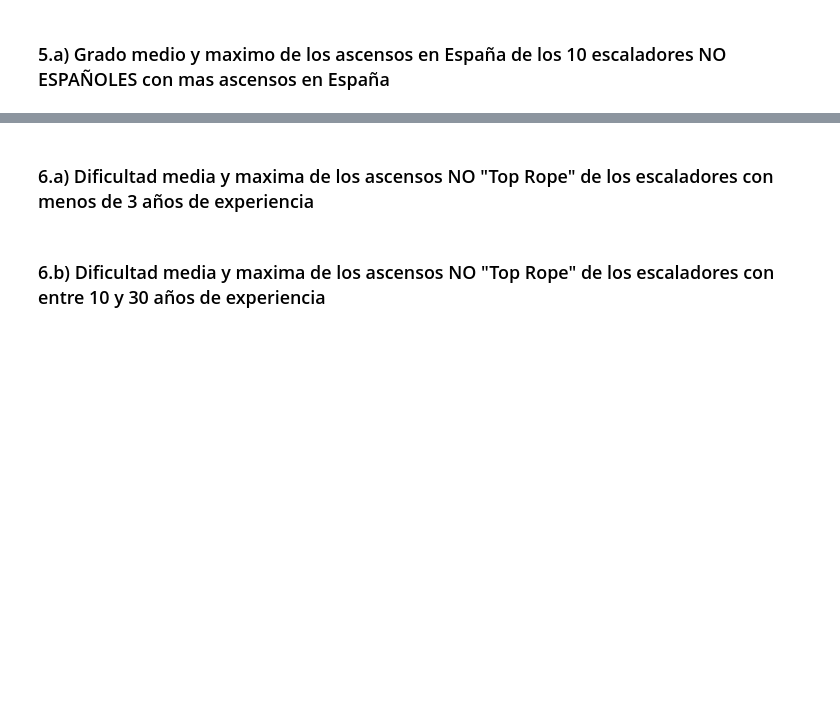
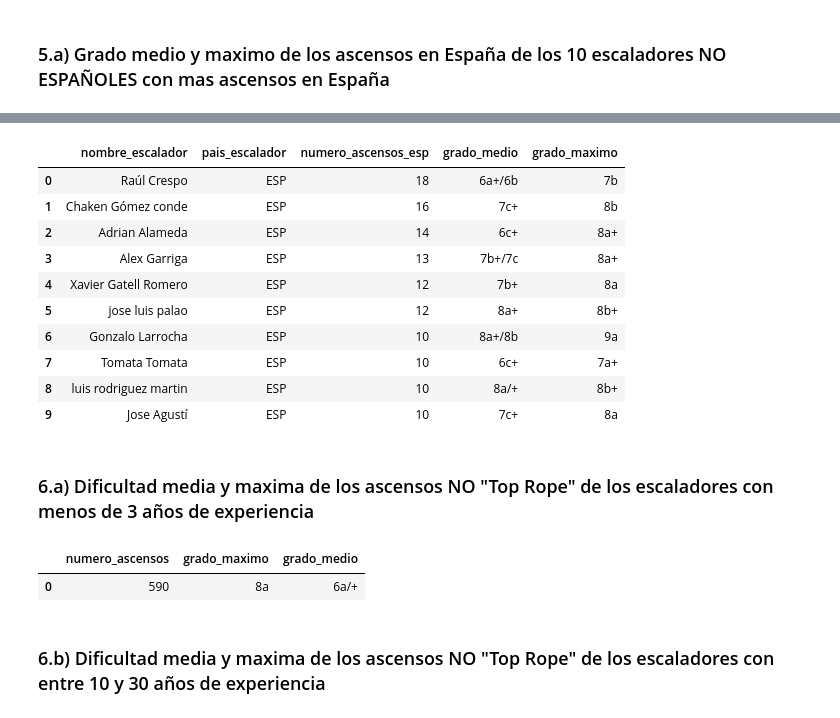
Before and after one commit to jmsanchezff/datahack_practica_bbdd, a Jupyter notebook: MongoDB.ipynb, the cells around one changed output, grey strips where cells are left out. Cells and saved outputs as stored; diff of their text form; code cells hidden in the pictures; blank space fills up the shorter version.

```diff
--- a/MongoDB.ipynb
+++ b/MongoDB.ipynb
@@ -342,4 +398,79 @@ df[columnas]
+# %%
+from bson.son import SON
+
+#obtenemos los ascensos en España de los escaladores españoles
+result = db.ascensos.aggregate([
+    { "$match" : {"pais_escalador": "ESP" , "pais_risco" : "ESP" } },
+    { "$group" : {  "_id": "$id_escalador",
+                    "numero_ascensos_esp" : { "$sum": 1 },
+                    "dificultad_media_float":{ "$avg": "$id_dificultad"},
+                    "dificultad_maxima":{ "$max": "$id_dificultad"},
+                    "nombre_escalador" :  {"$addToSet" : "$nombre_escalador"},
+                    "pais_escalador" : {"$addToSet" : "$pais_escalador"}
+                 }},
+    { "$unwind" : "$nombre_escalador" },
+    { "$unwind" : "$pais_escalador" },
+    { "$sort" : {"numero_ascensos_esp" : -1} },
+    { "$limit" : 10 }
+])
+df = pd.DataFrame(list(result));
+
+# crea columna de dificultad media como redondeo de dificultad_media_float
+df['dificultad_media'] = df['dificultad_media_float'].round().astype(int)
+
+#mapea dificultadas a grados
+mapeaDificultadAGradoFrances(df, ['dificultad_media', 'dificultad_maxima'], ['grado_medio', 'grado_maximo'])
+
+#muestra los resultados
+columnas = ['nombre_escalador', 'pais_escalador', 'numero_ascensos_esp','grado_medio', 'grado_maximo']
+df[columnas]
+# %% [output]
+|  | nombre_escalador | pais_escalador | numero_ascensos_esp | grado_medio | grado_maximo |
+| 0 | Raúl Crespo | ESP | 18 | 6a+/6b | 7b |
+| 1 | Chaken Gómez conde | ESP | 16 | 7c+ | 8b |
+| 2 | Adrian Alameda | ESP | 14 | 6c+ | 8a+ |
+| 3 | Alex Garriga | ESP | 13 | 7b+/7c | 8a+ |
+| 4 | Xavier Gatell Romero | ESP | 12 | 7b+ | 8a |
+| 5 | jose luis palao | ESP | 12 | 8a+ | 8b+ |
+| 6 | Gonzalo Larrocha | ESP | 10 | 8a+/8b | 9a |
+| 7 | Tomata Tomata | ESP | 10 | 6c+ | 7a+ |
+| 8 | luis rodriguez martin | ESP | 10 | 8a/+ | 8b+ |
+| 9 | Jose Agustí | ESP | 10 | 7c+ | 8a |
 # %% [markdown]
 ### 6.a) Dificultad media y maxima de los ascensos NO "Top Rope" de los escaladores con menos de 3 años de experiencia
+# %%
+from bson.son import SON
+
+result = db.ascensos.aggregate([
+        { "$project" :
+            {
+                "_id" : 0,
+                "id_escalador" : 1,
+                "id_dificultad" : 1,
+                "tipo_encadenamiento" : 1,
+                "experiencia" : {"$subtract":[2017,"$anio_comienzo"]}
+            }
+        },
+        { "$match" : { "tipo_encadenamiento": { "$ne": "Toprope" } }},
+        { "$match" : { "$and" : [ {"experiencia": {"$gte": 0 }} , { "experiencia": {"$lt": 3 } }] }},
+        { "$group" : {
+                "_id" : None,
+                "numero_ascensos" : {"$sum" : 1},
+                "dificultad_media_float" : {"$avg":"$id_dificultad"},
+                "dificultad_maxima" : {"$max":"$id_dificultad"}
+            }
+        }
+    ])
+
+df = pd.DataFrame(list(result));
+
+# creo la columna de dificultad media como entero
+df['dificultad_media'] = df['dificultad_media_float'].round().astype(int)
+
+mapeaDificultadAGradoFrances(df,['dificultad_maxima', 'dificultad_media'], ['grado_maximo', 'grado_medio'])
+df[['numero_ascensos', 'grado_maximo', 'grado_medio']]
+# %% [output]
+|  | numero_ascensos | grado_maximo | grado_medio |
+| 0 | 590 | 8a | 6a/+ |
 # %% [markdown]
 ### 6.b) Dificultad media y maxima de los ascensos NO "Top Rope" de los escaladores con entre 10 y 30 años de experiencia
```
Also changed, not shown: parts of 13 cells of this notebook.
